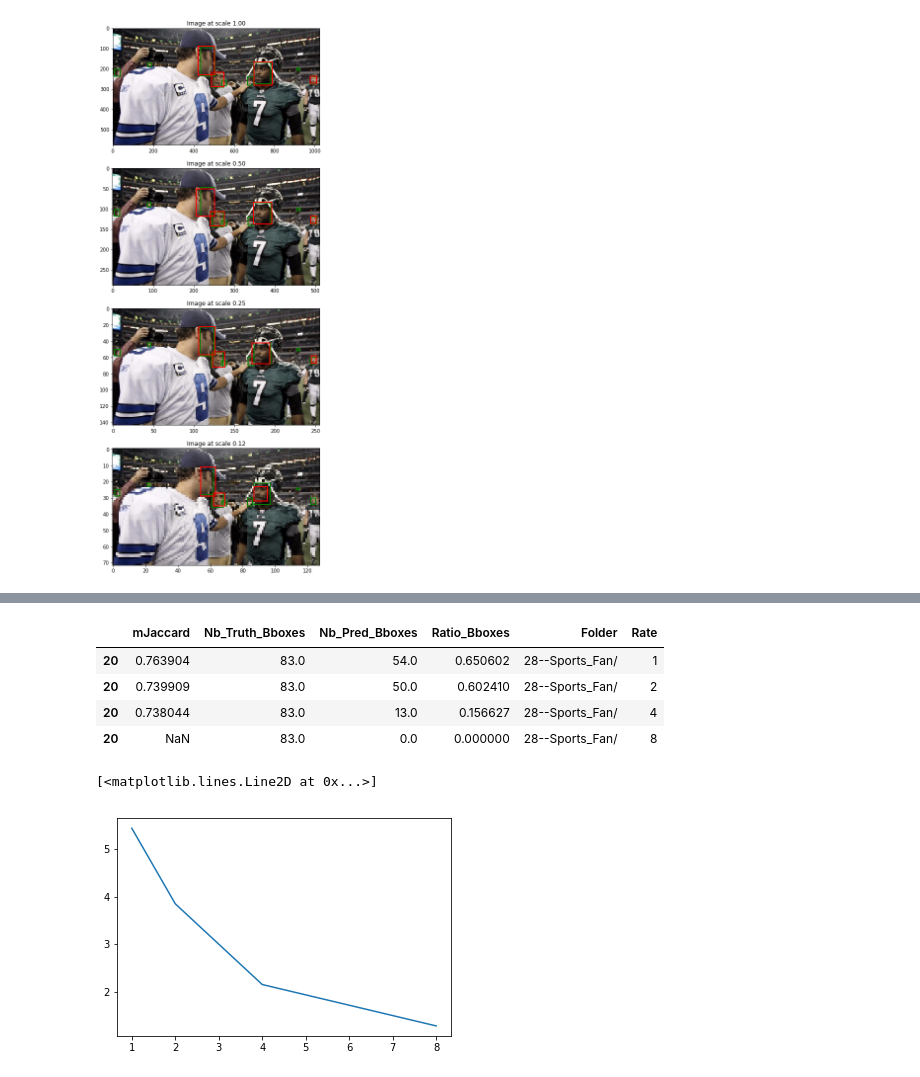
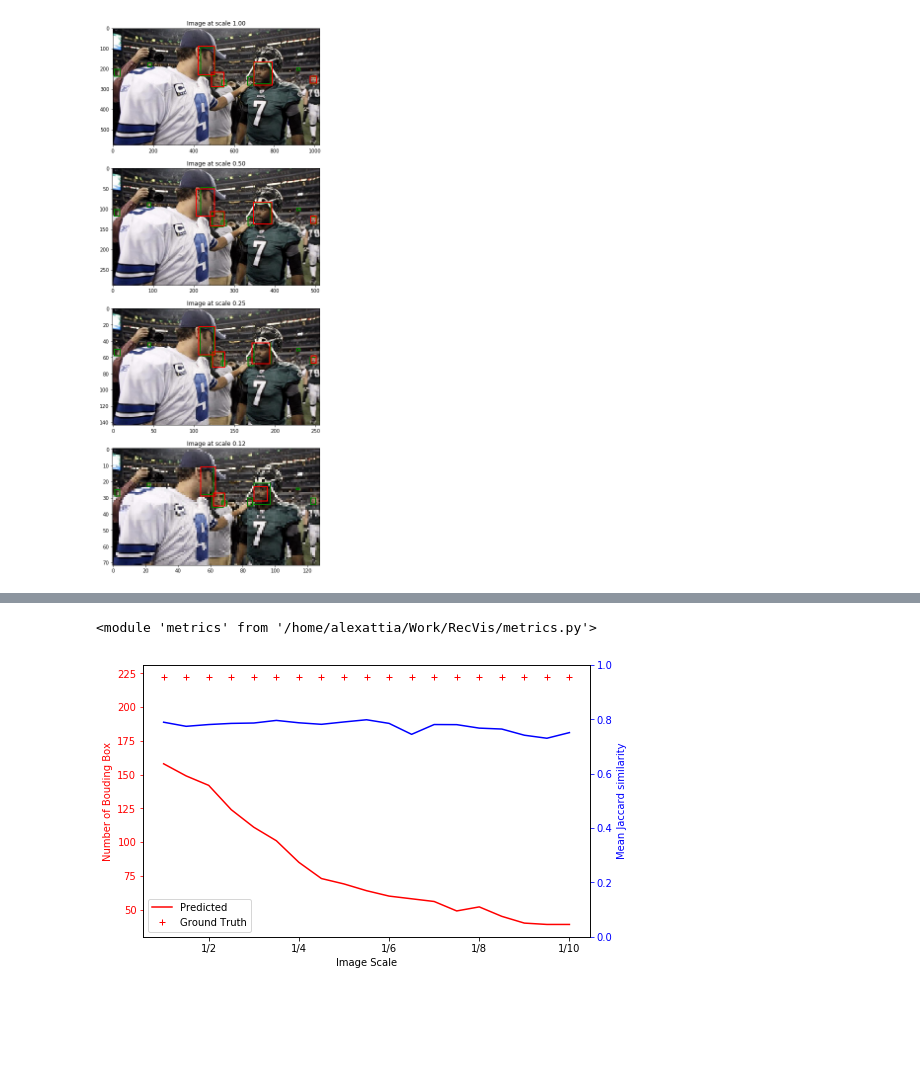
Before and after one commit to alexattia/ExtendedTinyFaces, a Jupyter notebook: Downsampling.ipynb, the cells around one changed output, grey strips where cells are left out. Cells and saved outputs as stored; diff of their text form; code cells hidden in the pictures; blank space fills up the shorter version.

```diff
--- a/Downsampling.ipynb
+++ b/Downsampling.ipynb
@@ -137,25 +136,40 @@ It took 514 sec
+# %%
+imp.reload(metrics)
+# %% [output]
+<module 'metrics' from '/home/alexattia/Work/RecVis/metrics.py'>
 # %%
 df_tot = pd.DataFrame()
 for rate in dico_img.keys():
     a, df = metrics.compute_stats(data_dir, resized_annot[rate], predictions[rate])
     df['Rate'] = rate
     df_tot = pd.concat([df_tot, df])
-# %%
-df_tot[df_tot.index == 20]
-# %% [output]
-|  | mJaccard | Nb_Truth_Bboxes | Nb_Pred_Bboxes | Ratio_Bboxes | Folder | Rate |
-| 20 | 0.763904 | 83.0 | 54.0 | 0.650602 | 28--Sports_Fan/ | 1 |
-| 20 | 0.739909 | 83.0 | 50.0 | 0.602410 | 28--Sports_Fan/ | 2 |
-| 20 | 0.738044 | 83.0 | 13.0 | 0.156627 | 28--Sports_Fan/ | 4 |
-| 20 | NaN | 83.0 | 0.0 | 0.000000 | 28--Sports_Fan/ | 8 |
-# %%
-x = [1,2,4,8]
-y_jaccard = []
-for r in x:
-    y_jaccard.append(df_tot[df_tot.Rate == r].Nb_Pred_Bboxes.mean())
-plt.plot(x,y_jaccard)
-# %% [output]
-[<matplotlib.lines.Line2D at 0x...>]
-[figure, removed]
+# %%
+f, ax = plt.subplots(figsize=(8,5))
+
+df_tot = df_tot[df_tot.index != 28]
+x = list(df_tot.Rate.unique())
+y_bbox = []
+y_jaccard = []
+y_tb = []
+for r in x:
+    y_bbox.append(df_tot[df_tot.Rate == r].Nb_Pred_Bboxes.sum())
+    y_jaccard.append(df_tot[df_tot.Rate == r].mJaccard.mean())
+    y_tb.append(df_tot[df_tot.Rate == r].Nb_Truth_Bboxes.sum())
+
+ax.plot(x,y_bbox, 'r', label='Predicted')
+ax.plot(x,y_tb, 'r+', label='Ground Truth')
+ax.tick_params('y', colors='r')
+ax.set_ylabel('Number of Bouding Box', color='r')
+ax.legend()
+ax.set_xlabel('Image Scale')
+f.canvas.draw()
+ax.set_xticklabels(['1/'+item.get_text() for item in ax.get_xticklabels()])
+ax2 = ax.twinx()
+ax2.plot(x, y_jaccard, 'b')
+ax2.set_ylim([0,1])
+ax2.tick_params('y', colors='b')
+_ = ax2.set_ylabel('Mean Jaccard similarity', color='b')
+# %% [output]
+[figure, added]
 # %%
 idx = 20
```
Also changed, not shown: parts of 8 cells of this notebook.
